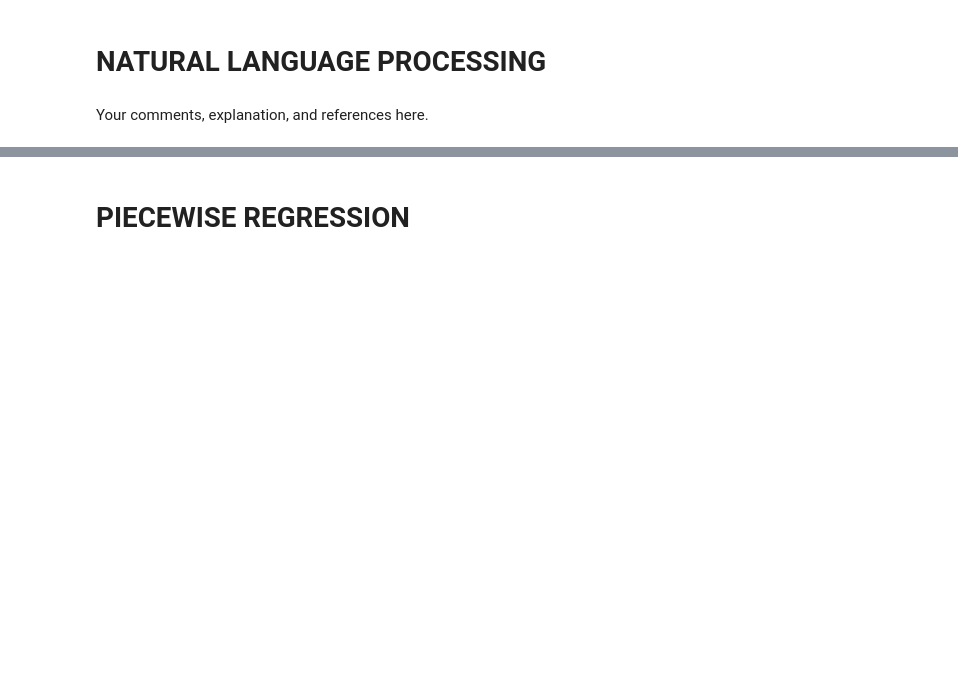
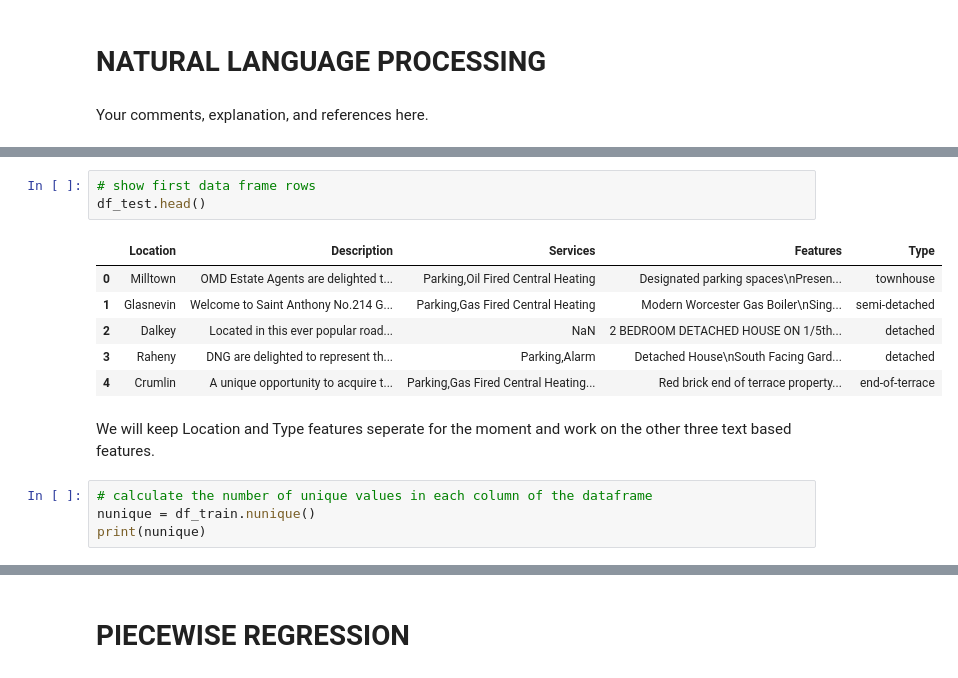
Before and after one commit to markdevine/ET5003_SEM1_2021-2, a Jupyter notebook: ET5003_KaggleCompetition_MarkDevine_19187289.ipynb, the cells around one changed output, grey strips where cells are left out. Drawn from its saved outputs; the diff is of its cells as text; blank space fills up the shorter version.

```diff
--- a/ET5003_KaggleCompetition_MarkDevine_19187289.ipynb
+++ b/ET5003_KaggleCompetition_MarkDevine_19187289.ipynb
@@ -266,0 +409,16 @@ df_train.head()
+# %%
+# show first data frame rows
+df_test.head()
+# %% [output]
+|  | Location | Description | Services | Features | Type |
+| 0 | Milltown | OMD Estate Agents are delighted t... | Parking,Oil Fired Central Heating | Designated parking spaces\nPresen... | townhouse |
+| 1 | Glasnevin | Welcome to Saint Anthony No.214 G... | Parking,Gas Fired Central Heating | Modern Worcester Gas Boiler\nSing... | semi-detached |
+| 2 | Dalkey | Located in this ever popular road... | NaN | 2 BEDROOM DETACHED HOUSE ON 1/5th... | detached |
+| 3 | Raheny | DNG are delighted to represent th... | Parking,Alarm | Detached House\nSouth Facing Gard... | detached |
+| 4 | Crumlin | A unique opportunity to acquire t... | Parking,Gas Fired Central Heating... | Red brick end of terrace property... | end-of-terrace |
+# %% [markdown]
+We will keep Location and Type features seperate for the moment and work on the other three text based features.
+# %%
+# calculate the number of unique values in each column of the dataframe
+nunique = df_train.nunique()
+print(nunique)
```
Also changed, not shown: parts of 17 cells of this notebook.
